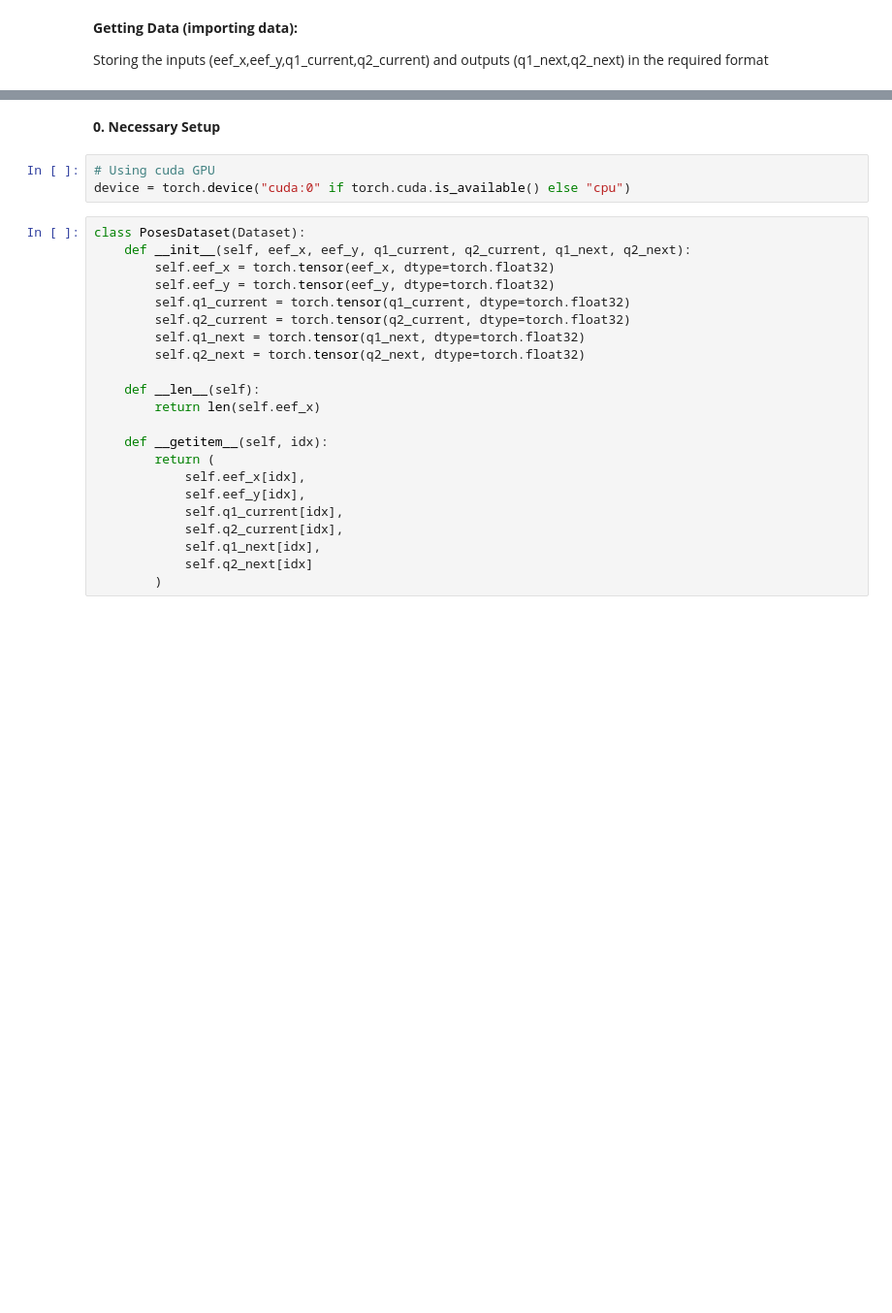
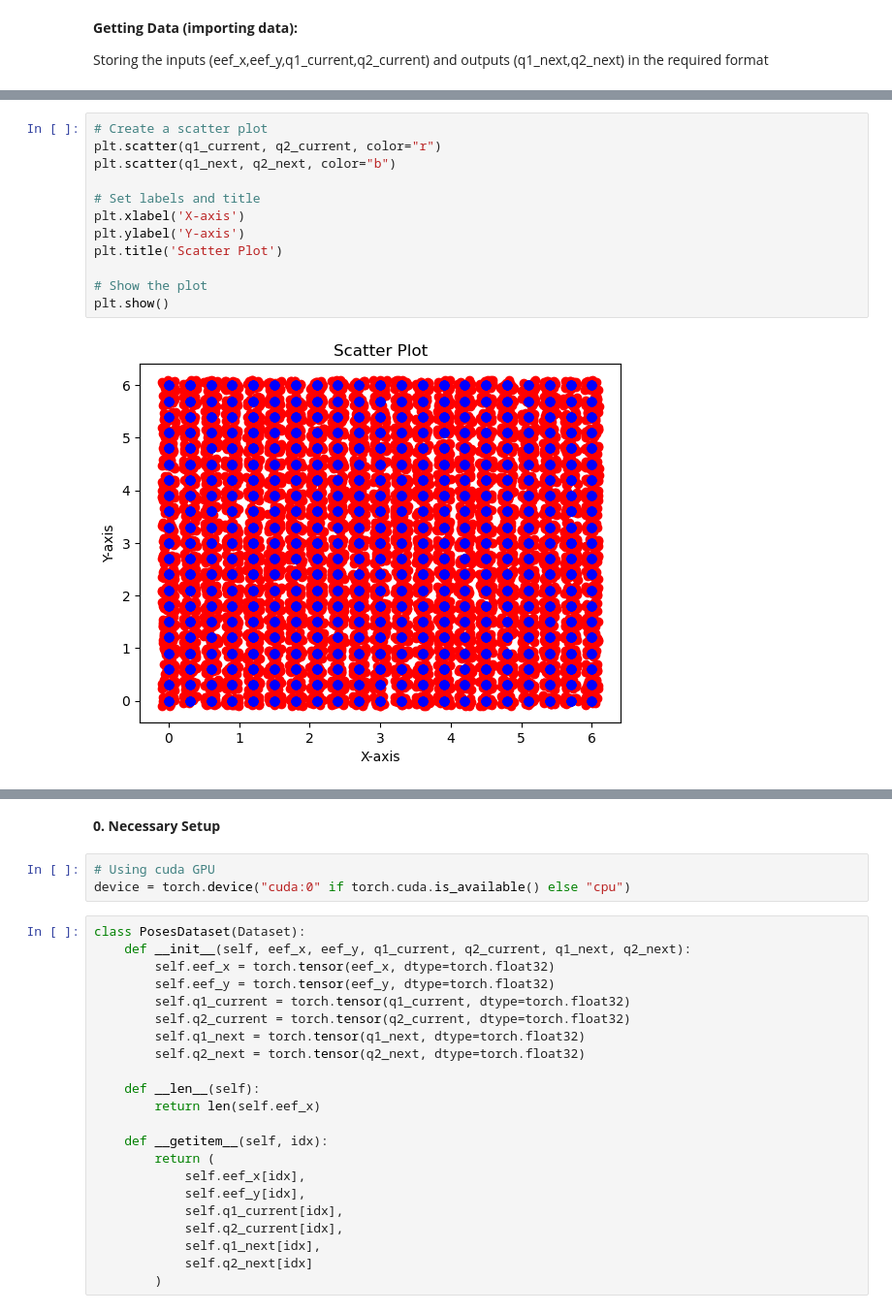
Before and after one commit to omarrayyann/IK-NN, a Jupyter notebook: training_model.ipynb, the cells around one changed output, grey strips where cells are left out. Shown at 97% size. Cells and saved outputs as stored; diff of their text form; blank space fills up the shorter version.

```diff
--- a/training_model.ipynb
+++ b/training_model.ipynb
@@ -179,3 +188,17 @@ q2_next Shape:  (1984500,)
+# %%
+# Create a scatter plot
+plt.scatter(q1_current, q2_current, color="r")
+plt.scatter(q1_next, q2_next, color="b")
+
+# Set labels and title
+plt.xlabel('X-axis')
+plt.ylabel('Y-axis')
+plt.title('Scatter Plot')
+
+# Show the plot
+plt.show()
+# %% [output]
+[figure, added]
 # %%
 # Create a scatter plot
 plt.scatter(eef_x, eef_y, color="r")
```
Also changed, not shown: parts of 14 cells of this notebook, 35 other files.
